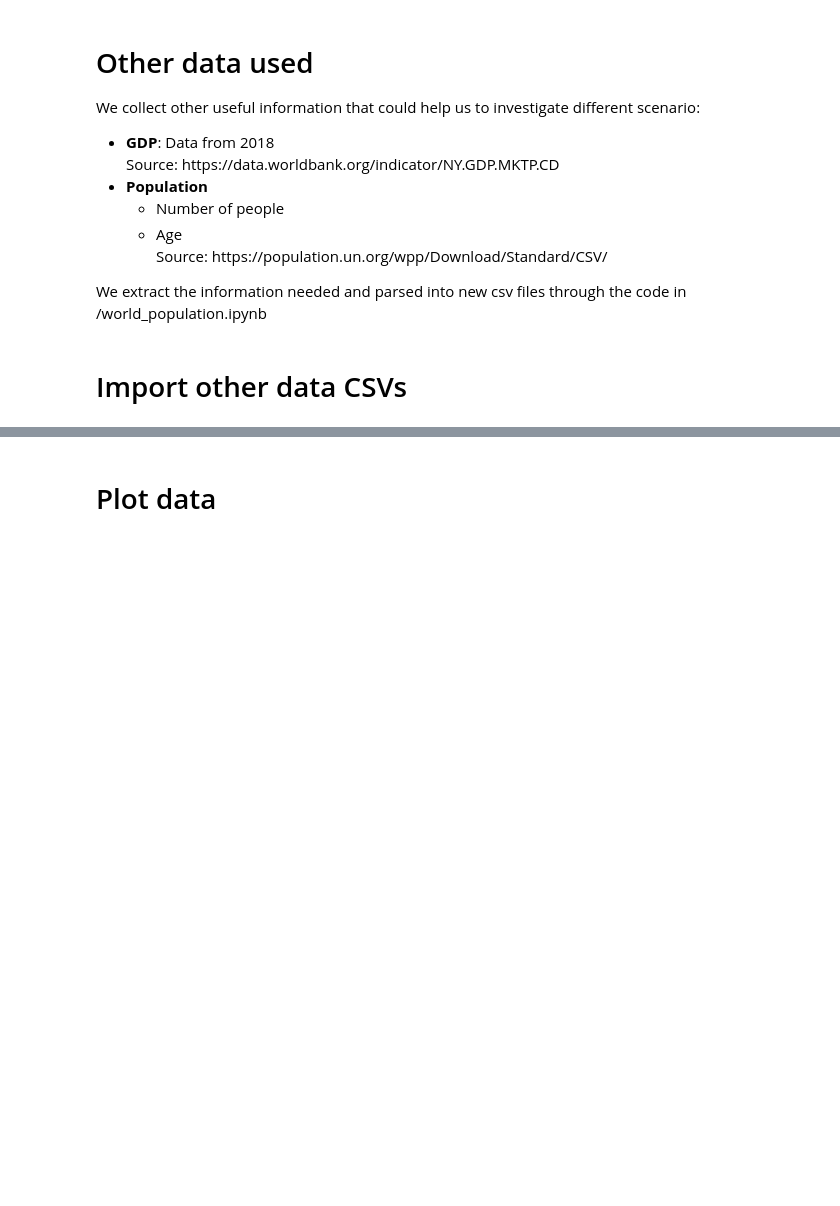
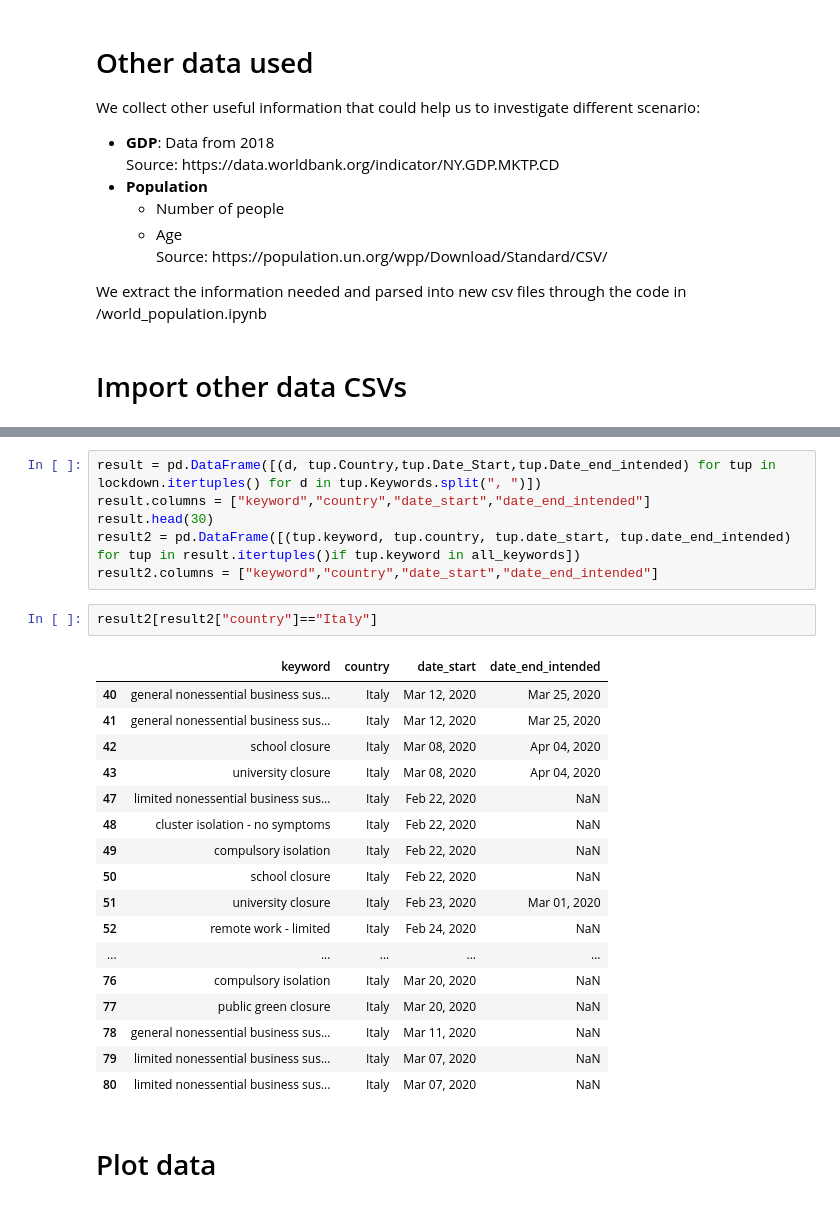
Before and after one commit to andreascaudo/datasciencebusiness, a Jupyter notebook: data_analysis.ipynb, the cells around one changed output, grey strips where cells are left out. Drawn from its saved outputs; the diff is of its cells as text; blank space fills up the shorter version.

```diff
--- a/data_analysis.ipynb
+++ b/data_analysis.ipynb
@@ -167,3 +206,29 @@ lockdown.head()
+# %%
+result = pd.DataFrame([(d, tup.Country,tup.Date_Start,tup.Date_end_intended) for tup in lockdown.itertuples() for d in tup.Keywords.split(", ")])
+result.columns = ["keyword","country","date_start","date_end_intended"]
+result.head(30)
+result2 = pd.DataFrame([(tup.keyword, tup.country, tup.date_start, tup.date_end_intended) for tup in result.itertuples()if tup.keyword in all_keywords])
+result2.columns = ["keyword","country","date_start","date_end_intended"]
+# %%
+result2[result2["country"]=="Italy"]
+# %% [output]
+|  | keyword | country | date_start | date_end_intended |
+| 40 | general nonessential business sus... | Italy | Mar 12, 2020 | Mar 25, 2020 |
+| 41 | general nonessential business sus... | Italy | Mar 12, 2020 | Mar 25, 2020 |
+| 42 | school closure | Italy | Mar 08, 2020 | Apr 04, 2020 |
+| 43 | university closure | Italy | Mar 08, 2020 | Apr 04, 2020 |
+| 47 | limited nonessential business sus... | Italy | Feb 22, 2020 | NaN |
+| 48 | cluster isolation - no symptoms | Italy | Feb 22, 2020 | NaN |
+| 49 | compulsory isolation | Italy | Feb 22, 2020 | NaN |
+| 50 | school closure | Italy | Feb 22, 2020 | NaN |
+| 51 | university closure | Italy | Feb 23, 2020 | Mar 01, 2020 |
+| 52 | remote work - limited | Italy | Feb 24, 2020 | NaN |
+| ... | ... | ... | ... | ... |
+| 76 | compulsory isolation | Italy | Mar 20, 2020 | NaN |
+| 77 | public green closure | Italy | Mar 20, 2020 | NaN |
+| 78 | general nonessential business sus... | Italy | Mar 11, 2020 | NaN |
+| 79 | limited nonessential business sus... | Italy | Mar 07, 2020 | NaN |
+| 80 | limited nonessential business sus... | Italy | Mar 07, 2020 | NaN |
 # %% [markdown]
 # Plot data
 # %% [markdown]
```
Also changed, not shown: parts of 22 cells of this notebook, 3 other files.
